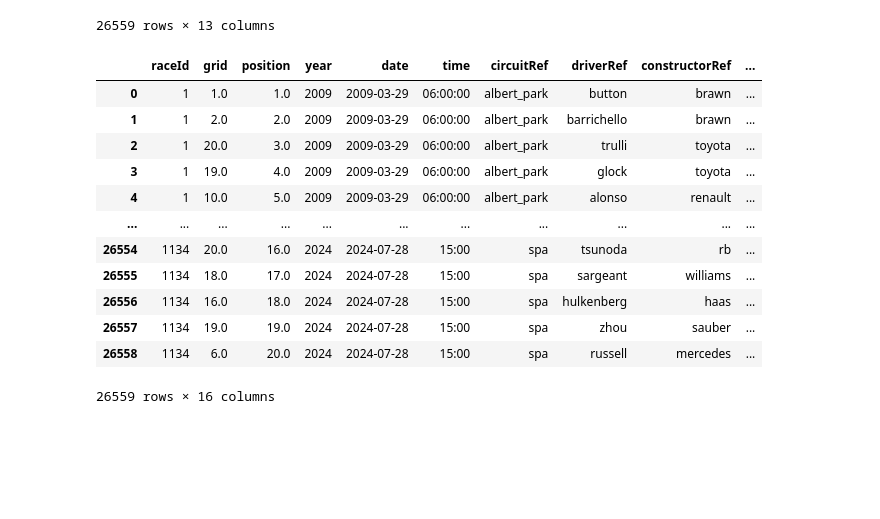
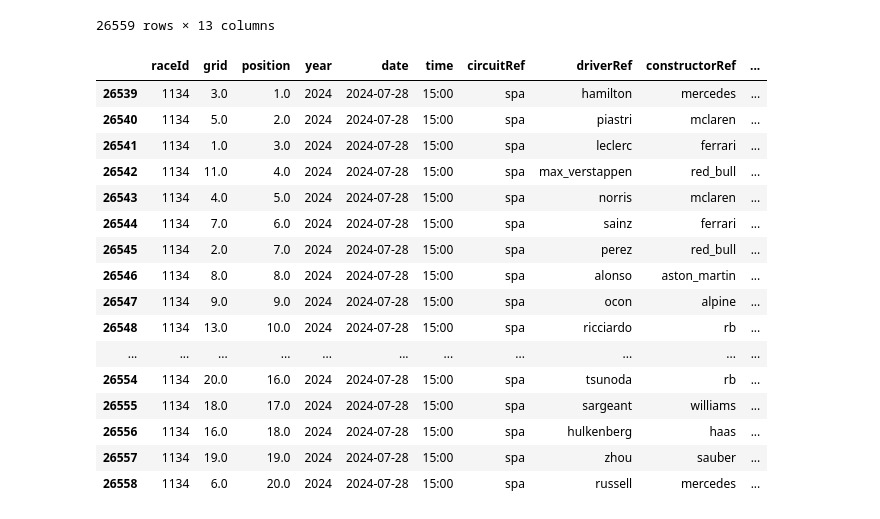
Before and after one commit to jestoncolelewis/Formula_One_Predictor, a Jupyter notebook: data_explorer.ipynb, the cells around one changed output. Cells and saved outputs as stored; diff of their text form; code cells hidden in the pictures; blank space fills up the shorter version.

```diff
--- a/data_explorer.ipynb
+++ b/data_explorer.ipynb
@@ -137,18 +137,24 @@ final_rolling.index = range(final_rolling.shape[0])
 # %%
 final_rolling.to_csv("data/final_rolling.csv", index=False)
 # %%
-final_rolling
+single = final_rolling.loc[final_rolling["raceId"] == 1134]
-# %% [output]
-|  | raceId | grid | position | year | date | time | circuitRef | driverRef | constructorRef | ... |
-| 0 | 1 | 1.0 | 1.0 | 2009 | 2009-03-29 | 06:00:00 | albert_park | button | brawn | ... |
-| 1 | 1 | 2.0 | 2.0 | 2009 | 2009-03-29 | 06:00:00 | albert_park | barrichello | brawn | ... |
-| 2 | 1 | 20.0 | 3.0 | 2009 | 2009-03-29 | 06:00:00 | albert_park | trulli | toyota | ... |
-| 3 | 1 | 19.0 | 4.0 | 2009 | 2009-03-29 | 06:00:00 | albert_park | glock | toyota | ... |
-| 4 | 1 | 10.0 | 5.0 | 2009 | 2009-03-29 | 06:00:00 | albert_park | alonso | renault | ... |
-| ... | ... | ... | ... | ... | ... | ... | ... | ... | ... | ... |
-| 26554 | 1134 | 20.0 | 16.0 | 2024 | 2024-07-28 | 15:00 | spa | tsunoda | rb | ... |
-| 26555 | 1134 | 18.0 | 17.0 | 2024 | 2024-07-28 | 15:00 | spa | sargeant | williams | ... |
-| 26556 | 1134 | 16.0 | 18.0 | 2024 | 2024-07-28 | 15:00 | spa | hulkenberg | haas | ... |
-| 26557 | 1134 | 19.0 | 19.0 | 2024 | 2024-07-28 | 15:00 | spa | zhou | sauber | ... |
-| 26558 | 1134 | 6.0 | 20.0 | 2024 | 2024-07-28 | 15:00 | spa | russell | mercedes | ... |
-26559 rows × 16 columns
+# %%
+single
+# %% [output]
+|  | raceId | grid | position | year | date | time | circuitRef | driverRef | constructorRef | ... |
+| 26539 | 1134 | 3.0 | 1.0 | 2024 | 2024-07-28 | 15:00 | spa | hamilton | mercedes | ... |
+| 26540 | 1134 | 5.0 | 2.0 | 2024 | 2024-07-28 | 15:00 | spa | piastri | mclaren | ... |
+| 26541 | 1134 | 1.0 | 3.0 | 2024 | 2024-07-28 | 15:00 | spa | leclerc | ferrari | ... |
+| 26542 | 1134 | 11.0 | 4.0 | 2024 | 2024-07-28 | 15:00 | spa | max_verstappen | red_bull | ... |
+| 26543 | 1134 | 4.0 | 5.0 | 2024 | 2024-07-28 | 15:00 | spa | norris | mclaren | ... |
+| 26544 | 1134 | 7.0 | 6.0 | 2024 | 2024-07-28 | 15:00 | spa | sainz | ferrari | ... |
+| 26545 | 1134 | 2.0 | 7.0 | 2024 | 2024-07-28 | 15:00 | spa | perez | red_bull | ... |
+| 26546 | 1134 | 8.0 | 8.0 | 2024 | 2024-07-28 | 15:00 | spa | alonso | aston_martin | ... |
+| 26547 | 1134 | 9.0 | 9.0 | 2024 | 2024-07-28 | 15:00 | spa | ocon | alpine | ... |
+| 26548 | 1134 | 13.0 | 10.0 | 2024 | 2024-07-28 | 15:00 | spa | ricciardo | rb | ... |
+| ... | ... | ... | ... | ... | ... | ... | ... | ... | ... | ... |
+| 26554 | 1134 | 20.0 | 16.0 | 2024 | 2024-07-28 | 15:00 | spa | tsunoda | rb | ... |
+| 26555 | 1134 | 18.0 | 17.0 | 2024 | 2024-07-28 | 15:00 | spa | sargeant | williams | ... |
+| 26556 | 1134 | 16.0 | 18.0 | 2024 | 2024-07-28 | 15:00 | spa | hulkenberg | haas | ... |
+| 26557 | 1134 | 19.0 | 19.0 | 2024 | 2024-07-28 | 15:00 | spa | zhou | sauber | ... |
+| 26558 | 1134 | 6.0 | 20.0 | 2024 | 2024-07-28 | 15:00 | spa | russell | mercedes | ... |
```
Also changed, not shown: parts of 2 cells of this notebook, 1 other file.
